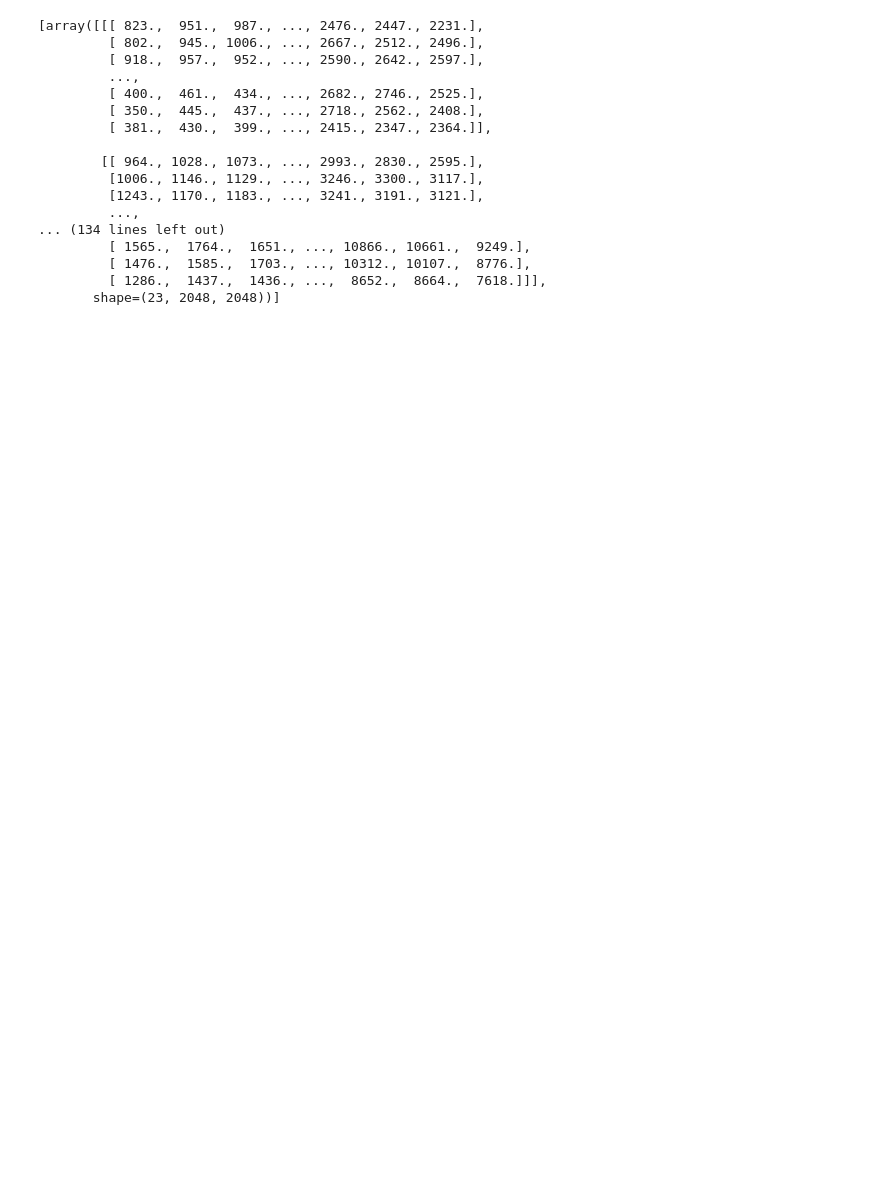
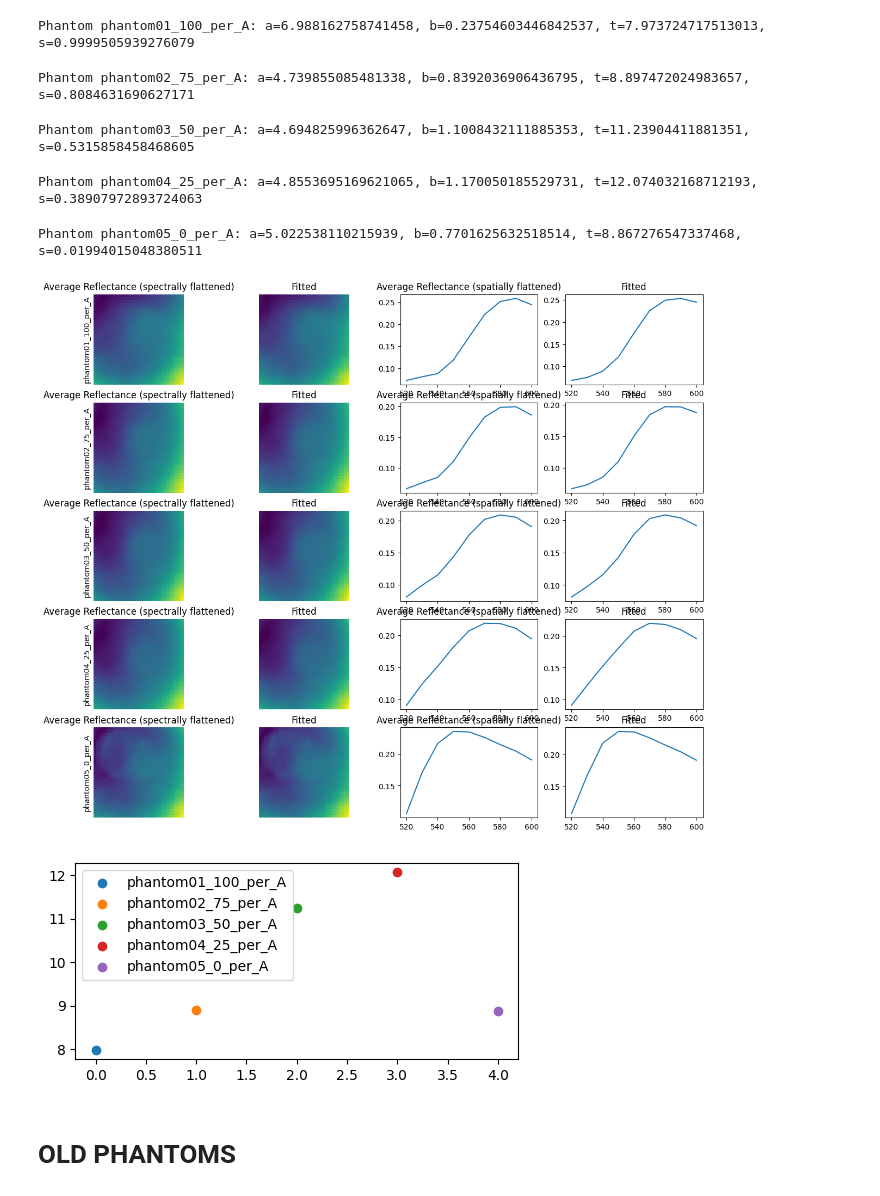
Before and after one commit to jiversivers/hsdfmpm, a Jupyter notebook: examples/food_coloring_validation.ipynb, the cells around one changed output. Drawn from its saved outputs; the diff is of its cells as text; code cells hidden in the pictures; blank space fills up the shorter version.

```diff
--- a/examples/food_coloring_validation.ipynb
+++ b/examples/food_coloring_validation.ipynb
@@ -0,0 +19,3 @@
+# %%
+lut = LUT(dimensions=['mu_s', 'mu_a'], scale=50000, extrapolate=True, simulation_id=88)
+wavelengths = np.arange(520, 610, 10, dtype=float)
@@ -0,0 +177,12 @@
+# %%
+phantom_paths = find_cycles(r'E:\new df\04222025\phantoms')
+fig, ax = plt.subplots(1, 1, figsize=(5, 5))
+for i, phantom in enumerate(tqdm(phantom_paths)):
+    # Load the phantom
+    phantom_cube = HyperspectralImage(image_path=phantom, standard=standard_cube, background=background_cube, scalar=C, wavelengths=wavelengths)
+    phantom_cube.normalize()
+
+    ax.plot(wavelengths, np.nanmean(phantom_cube, axis=(1, 2)), label=f'{phantom.parts[-2]}')
+ax.legend()
+plt.tight_layout()
+plt.show()
@@ -1 +191,39 @@
+# %%
+phantom_paths = find_cycles(r'E:\new df\04222025\phantoms')
+fig, axes = plt.subplots(len(phantom_paths), 4, figsize=(15, 2.5 * len(phantom_paths)))
+_, axis = plt.subplots(1, 1, figsize=(5, 2.5))
+for i, phantom in enumerate(tqdm(phantom_paths)):
+    # Load the phantom
+    phantom_cube = HyperspectralImage(image_path=phantom, standard=standard_cube, background=background_cube, scalar=1, wavelengths=wavelengths)
+    phantom_cube.normalize()
+    phantom_cube.bin(bin_factor=64)
+
+    # Fit it
+    a, b, t, s = fit_food_coloring(phantom_cube.image)
+
+    ax = axes[i, :]
+    ax[0].set(title='Average Reflectance (spectrally flattened)', ylabel=f'{phantom.parts[-2]}', xticks=[], yticks=[], frame_on=False)
+    ax[0].imshow(np.nanmean(phantom_cube, axis=0))
+    ax[1].set(title='Fitted', xticks=[], yticks=[], frame_on=False)
+    ax[1].imshow(np.nanmean(model_from_food_coloring(wavelengths, a, b, t, s), axis=0))
+    ax[2].set(title='Average Reflectance (spatially flattened)')
+    ax[2].plot(wavelengths, np.nanmean(phantom_cube, axis=(1, 2)))
+    ax[3].set(title='Fitted')
+    ax[3].plot(wavelengths, np.nanmean(model_from_food_coloring(wavelengths, a, b, t, s), axis=(1, 2)))
+    print(f'Phantom {phantom.parts[-2]}: a={np.nanmean(a)}, b={np.nanmean(b)}, t={np.nanmean(t)}, s={np.nanmean(s)}')
+    if 'phantom' in phantom.parts[-2]:
+        axis.scatter(i, np.nanmean(t), label=f'{phantom.parts[-2]}')
+axis.legend()
+plt.tight_layout()
+plt.show()
+# %% [output]
+Phantom phantom01_100_per_A: a=6.988162758741458, b=0.23754603446842537, t=7.973724717513013, s=0.9999505939276079
+Phantom phantom02_75_per_A: a=4.739855085481338, b=0.8392036906436795, t=8.897472024983657, s=0.8084631690627171
+Phantom phantom03_50_per_A: a=4.694825996362647, b=1.1008432111885353, t=11.23904411881351, s=0.5315858458468605
+Phantom phantom04_25_per_A: a=4.8553695169621065, b=1.170050185529731, t=12.074032168712193, s=0.38907972893724063
+Phantom phantom05_0_per_A: a=5.022538110215939, b=0.7701625632518514, t=8.867276547337468, s=0.01994015048380511
+[figure, added]
+[figure, added]
+# %% [markdown]
+# OLD PHANTOMS
 # %%
@@ -17,20 +240,0 @@ background_cube = HyperspectralImage(image_path=r'E:\new df\03312025\phantoms\wi
-# %%
-standard_cube.hyperstack
-# %% [output]
-[array([[[ 823.,  951.,  987., ..., 2476., 2447., 2231.],
-         [ 802.,  945., 1006., ..., 2667., 2512., 2496.],
-         [ 918.,  957.,  952., ..., 2590., 2642., 2597.],
-         ...,
-         [ 400.,  461.,  434., ..., 2682., 2746., 2525.],
-         [ 350.,  445.,  437., ..., 2718., 2562., 2408.],
-         [ 381.,  430.,  399., ..., 2415., 2347., 2364.]],
-
-        [[ 964., 1028., 1073., ..., 2993., 2830., 2595.],
-         [1006., 1146., 1129., ..., 3246., 3300., 3117.],
-         [1243., 1170., 1183., ..., 3241., 3191., 3121.],
-         ...,
-... (134 lines left out)
-         [ 1565.,  1764.,  1651., ..., 10866., 10661.,  9249.],
-         [ 1476.,  1585.,  1703., ..., 10312., 10107.,  8776.],
-         [ 1286.,  1437.,  1436., ...,  8652.,  8664.,  7618.]]],
-       shape=(23, 2048, 2048))]
```
Also changed, not shown: parts of 28 cells of this notebook.
